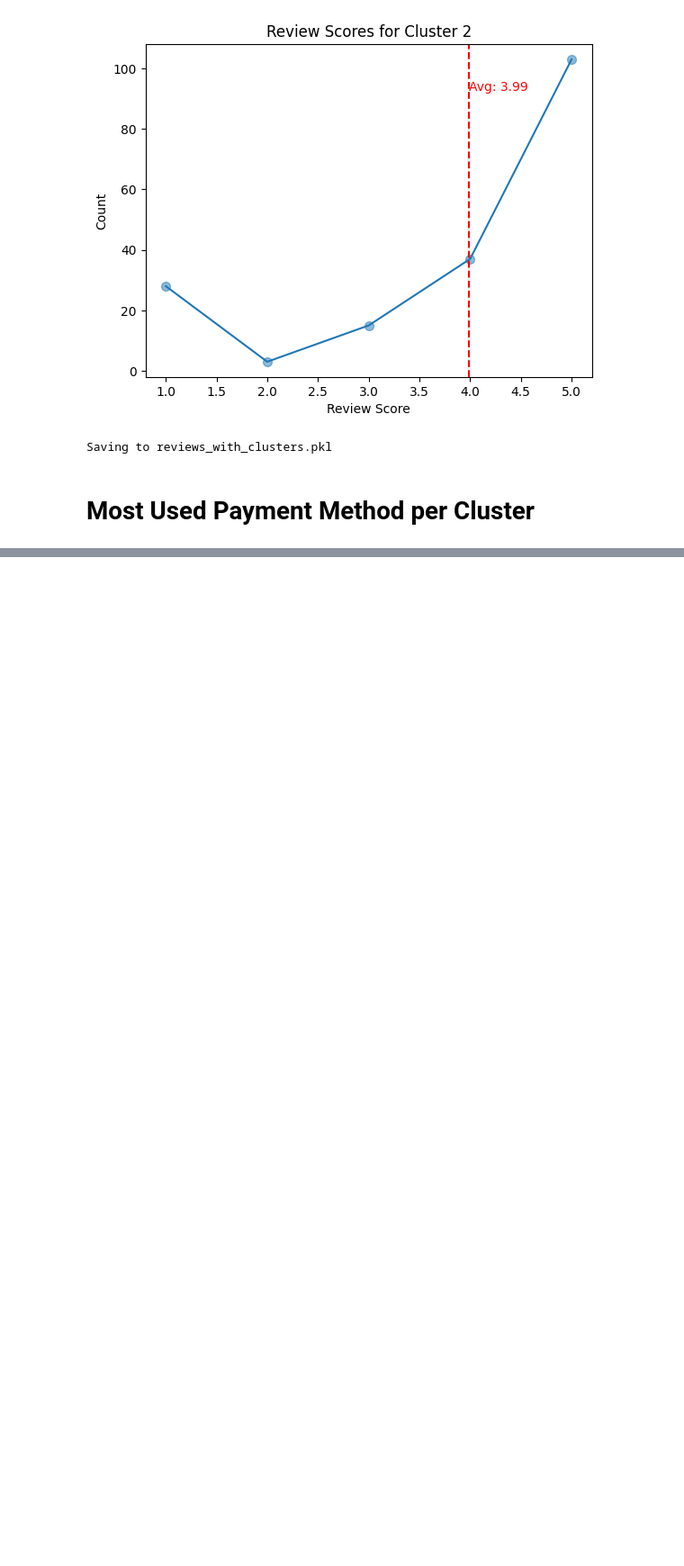
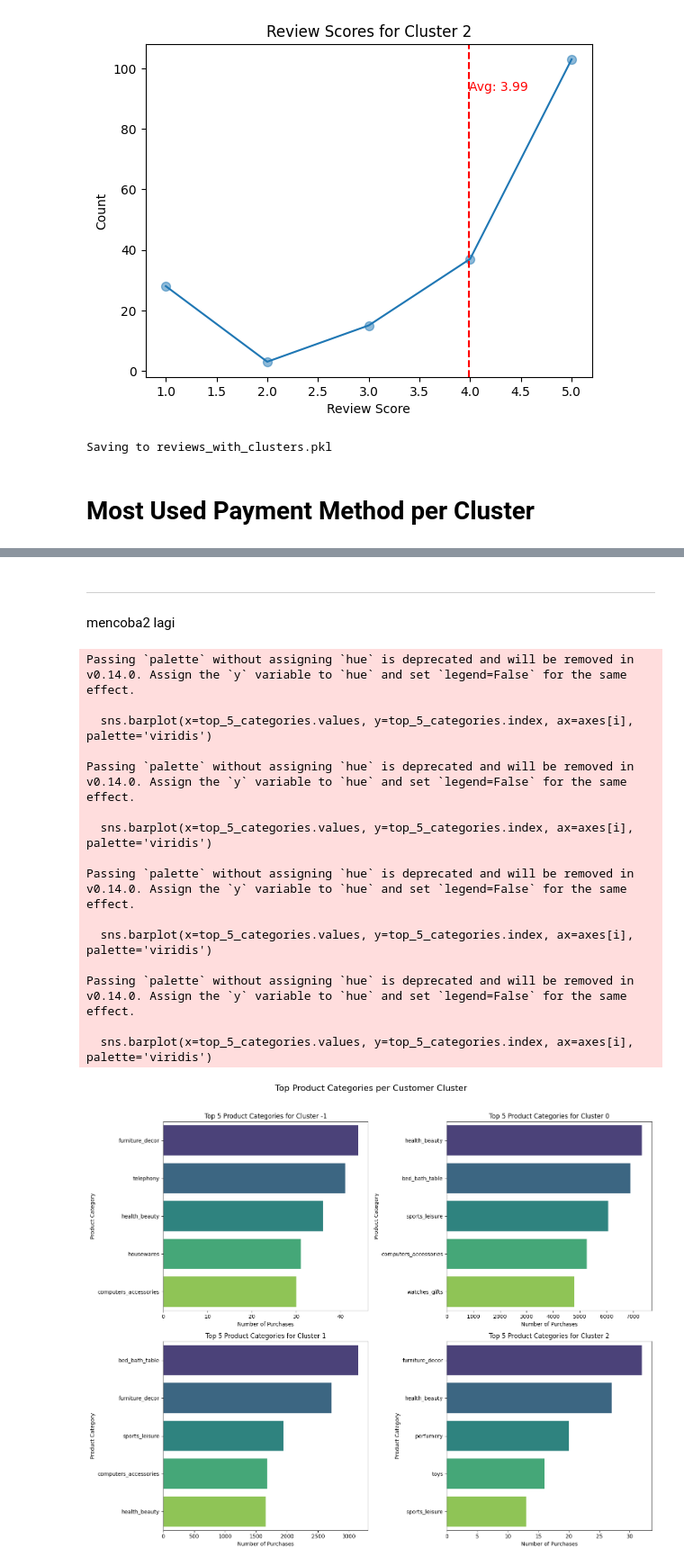
Before and after one commit to pt-sinan-akbar/Dataset-Thesis, a Jupyter notebook: 16-analisa/end_of_beginning.ipynb, the cells around one changed output, grey strips where cells are left out. Shown at 90% size. Drawn from its saved outputs; the diff is of its cells as text; code cells hidden in the pictures; blank space fills up the shorter version.

```diff
--- a/16-analisa/end_of_beginning.ipynb
+++ b/16-analisa/end_of_beginning.ipynb
@@ -362 +355,53 @@ Name: count, dtype: int64
 Saving to payments_with_clusters.pkl
+# %% [markdown]
+---
+mencoba2 lagi
+# %%
+# Top 5 Product Categories per Cluster
+clusters = sorted(products_cluster['cluster'].unique())
+num_clusters = len(clusters)
+
+fig, axes = plt.subplots(nrows=2, ncols=2, figsize=(15, 12))
+axes = axes.flatten()
+
+for i, cluster_id in enumerate(clusters):
+    cluster_data = products_cluster[products_cluster['cluster'] == cluster_id]
+
+    top_5_categories = cluster_data['product_category_name_english'].value_counts().head(5)
+
+    sns.barplot(x=top_5_categories.values, y=top_5_categories.index, ax=axes[i], palette='viridis')
+    axes[i].set_title(f'Top 5 Product Categories for Cluster {cluster_id}')
+    axes[i].set_xlabel('Number of Purchases')
+    axes[i].set_ylabel('Product Category')
+
+plt.suptitle('Top Product Categories per Customer Cluster', fontsize=16, y=1.02)
+plt.tight_layout()
+plt.show()
+
+for i, cluster_id in enumerate(clusters):
+    fig, ax = plt.subplots(figsize=(10, 6))
+    top_5_categories = products_cluster[products_cluster['cluster'] == cluster_id]['product_category_name_english'].value_counts().head(5)
+    sns.barplot(x=top_5_categories.values, y=top_5_categories.index, ax=ax, palette='viridis')
+    ax.set_title(f'Top 5 Product Categories for Cluster {cluster_id}')
+    ax.set_xlabel('Number of Purchases')
+    ax.set_ylabel('Product Category')
+    plt.tight_layout()
+    plt.savefig(f'top_5_product_categories_cluster_{cluster_id}.png', bbox_inches='tight')
+    plt.close(fig)
+# %% [output]
+Passing `palette` without assigning `hue` is deprecated and will be removed in v0.14.0. Assign the `y` variable to `hue` and set `legend=False` for the same effect.
+
+  sns.barplot(x=top_5_categories.values, y=top_5_categories.index, ax=axes[i], palette='viridis')
+
+Passing `palette` without assigning `hue` is deprecated and will be removed in v0.14.0. Assign the `y` variable to `hue` and set `legend=False` for the same effect.
+
+  sns.barplot(x=top_5_categories.values, y=top_5_categories.index, ax=axes[i], palette='viridis')
+
+Passing `palette` without assigning `hue` is deprecated and will be removed in v0.14.0. Assign the `y` variable to `hue` and set `legend=False` for the same effect.
+
+  sns.barplot(x=top_5_categories.values, y=top_5_categories.index, ax=axes[i], palette='viridis')
+
+Passing `palette` without assigning `hue` is deprecated and will be removed in v0.14.0. Assign the `y` variable to `hue` and set `legend=False` for the same effect.
+
+  sns.barplot(x=top_5_categories.values, y=top_5_categories.index, ax=axes[i], palette='viridis')
+[figure, added]
```
Also changed, not shown: parts of 7 cells of this notebook, 15 other files.
